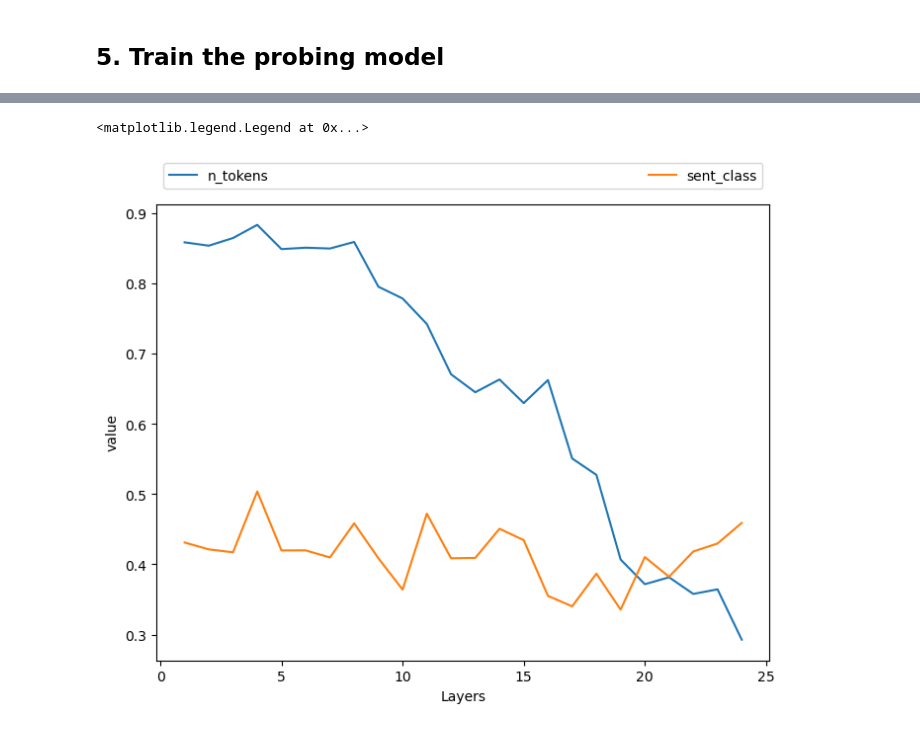
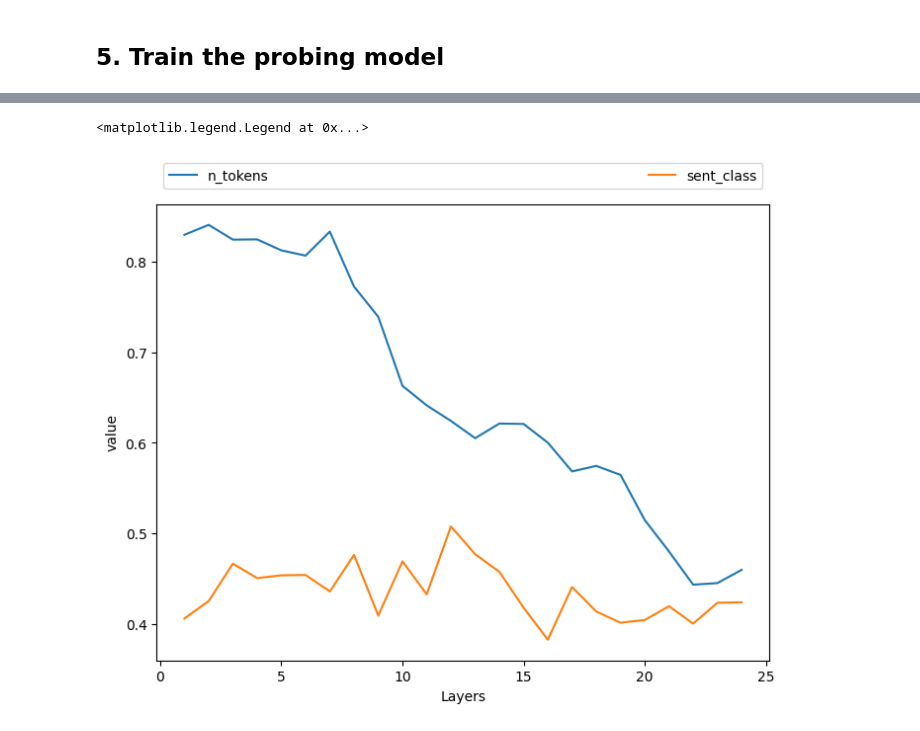
Before and after one commit to Marco-Consoloni/patent-sentence-classification, a Jupyter notebook: probing.ipynb, the cells around one changed output, grey strips where cells are left out. Saved outputs shown, nothing was run; the diff lists cells and outputs as text; code cells hidden in the pictures.

Commit message:
add k-fold cross validation probing

```diff
--- a/probing.ipynb
+++ b/probing.ipynb
@@ -258,0 +304,9 @@ def baseline(df, feature):
+# %%
+# Load the internal representation from the pickle file
+with open("./data/probing/patent_sentence_classifier_representations.pkl", "rb") as fIn:
+    data = pickle.load(fIn)
+
+sent_ids = data['sent_ids']
+sentences = data['sentences']
+embeddings = data['embeddings']
+n_layers = len(data['embeddings'][0])
@@ -259,22 +341,31 @@ def baseline(df, feature):
 # %%
-selected_features = ["n_tokens", "sent_class"]
-
-layers = list(range(n_layers)[1:])
+selected_features = ["n_tokens", "sent_class"] # set fetures
+layers = list(range(n_layers)[1:]) # set number of layers
 
 # Create an empty pandas DataFrame to store the probing results
-results = pd.DataFrame(index=selected_features, columns=layers + ["Baseline"])
+results_df = pd.DataFrame(index=selected_features, columns=layers + ["Baseline"])
 
 # Iterate over the selected features
 for feature in selected_features:
-  # Iterate over the 12 layers of the model
+  # Iterate over the layers of the model
   for layer in layers:
-    corr, p_val = probing(embeddings, df, sent_ids, feature, layer)
+    print(f"\nFeature: {feature} - Layer: {layer}")
+
+    #1. Standard Probing
+    #corr, p_val = probing(embeddings=embeddings, df=df, ids=sent_ids, feature=feature, layer=layer)
+
+    #2 Probing with cross-validation
+    prob_results = cross_validate_probing(embeddings=embeddings, df=df, ids=sent_ids, feature=feature, layer=layer, n_splits=3)
+    corr = prob_results['mean_correlation']
+    p_val = prob_results['mean_p_value']
+    print(f"Mean correlation = {corr:.4f}")
+    print(f"Mean p-value = {p_val:.4f}")
 
     # Save the score only if the correlation is statistically significant (p-value < 0.05)
     if p_val < 0.05:
-      results.loc[feature][layer] = corr
+      results_df.loc[feature][layer] = corr
 
   # Simple baseline model trained to predict the selected linguistic feature using only "n_tokens" as input feature
   corr_baseline, p_val_baseline = baseline(df, feature)
   if p_val < 0.05:
-    results.loc[feature]["Baseline"] = corr_baseline
+    results_df.loc[feature]["Baseline"] = corr_baseline
@@ -294,17 +399,17 @@ results
 2 rows × 25 columns
 # %%
 # Formatting the dataframe in order to be visualized as a multiline plot
-results = results[layers]
-results = results.T
-results["Layers"] = results.index
-plot_results = pd.melt(results, ["Layers"])
+results_df = results_df[layers]
+results_df = results_df.T
+results_df["Layers"] = results_df.index
+plot_results = pd.melt(results_df, ["Layers"])
 
 # Visualization with seaborn
 fig, ax = plt.subplots(figsize=(8, 6))
 g = sns.lineplot(data=plot_results, x="Layers", y="value", hue="variable")
 handles, labels = g.get_legend_handles_labels()
 g.legend(handles=handles, labels=labels, bbox_to_anchor=(0., 1.02, 1., .102),
               loc='lower left', ncol=3, mode="expand")
 # %% [output]
 <matplotlib.legend.Legend at 0x...>
-[figure, old version]
+[figure, new version]
```
Also changed, not shown: parts of 15 cells of this notebook.
